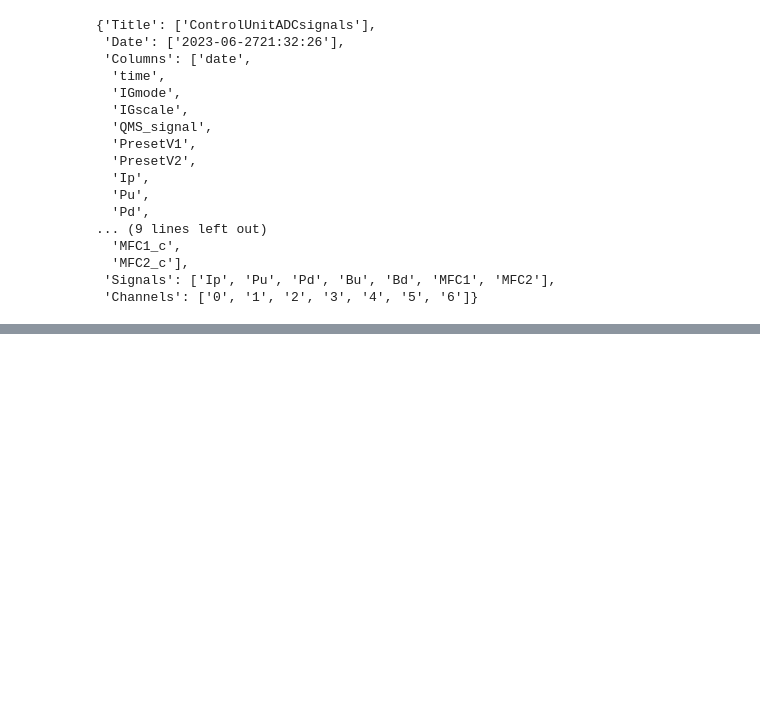
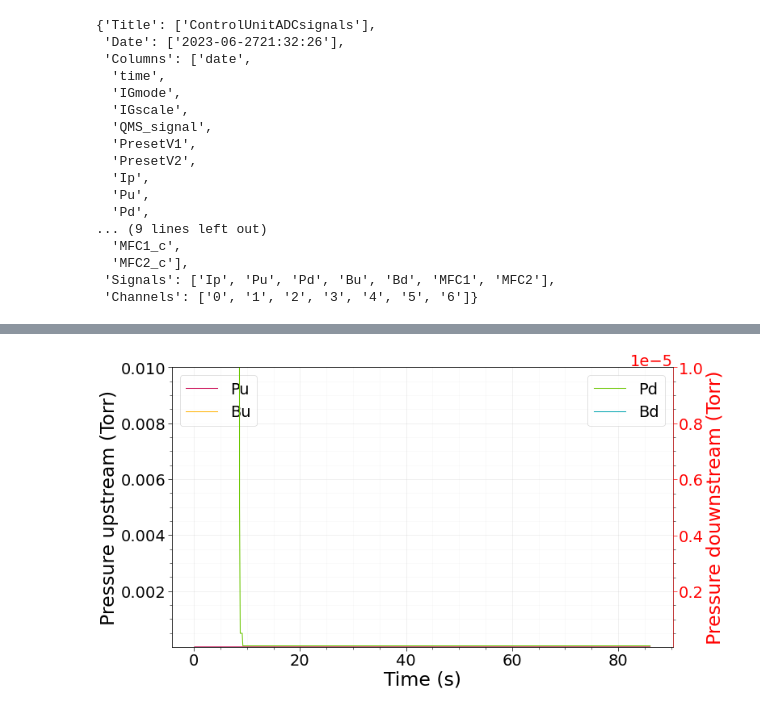
Before and after one commit to Kshora/kslab, a Jupyter notebook: kslab/demos/raspi.ipynb, the cells around one changed output, grey strips where cells are left out. Cells and saved outputs as stored; diff of their text form; code cells hidden in the pictures; blank space fills up the shorter version.

```diff
--- a/kslab/demos/raspi.ipynb
+++ b/kslab/demos/raspi.ipynb
@@ -53,0 +54,4 @@ rasp.data
+# %%
+rasp.plot_pressure()
+# %% [output]
+[figure, added]
```
Also changed, not shown: parts of 6 cells of this notebook, 1 other file.
